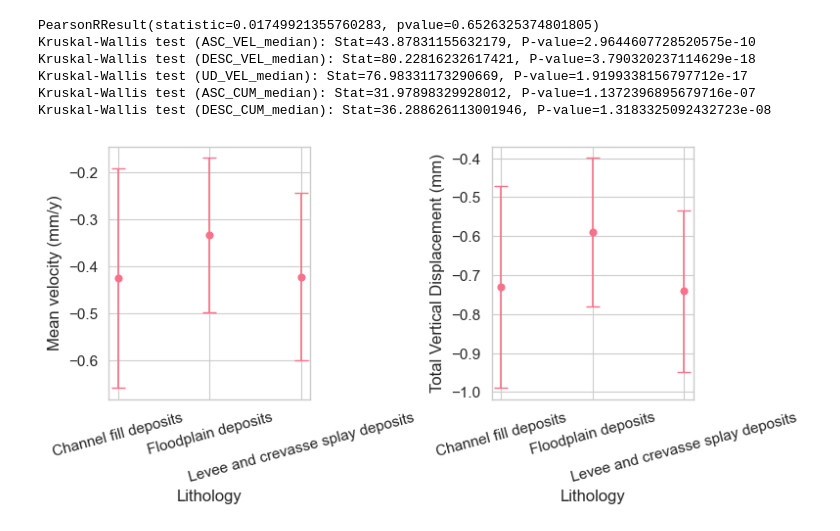
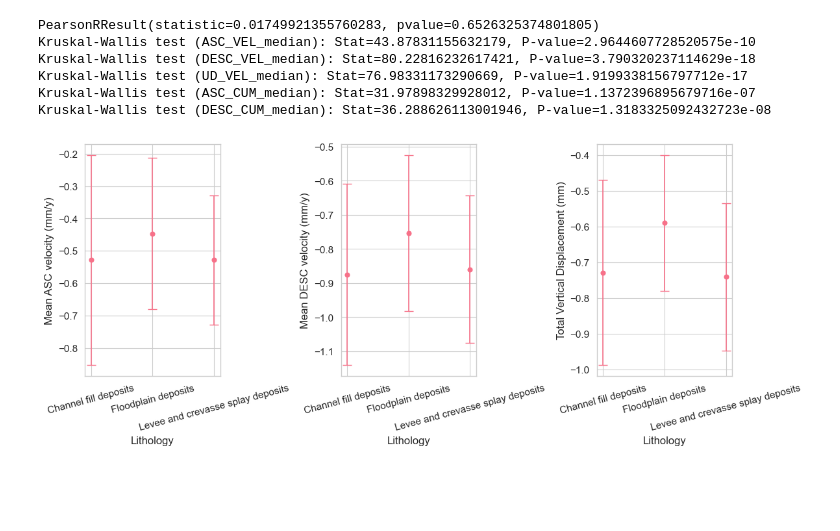
Before and after one commit to gmastrantoni/Geo-Clustering-Building-Displacements, a Jupyter notebook: Ferrara/ML_Clustering_FE.ipynb, the cells around one changed output. Drawn from its saved outputs; the diff is of its cells as text; code cells hidden in the pictures; blank space fills up the shorter version.

```diff
--- a/Ferrara/ML_Clustering_FE.ipynb
+++ b/Ferrara/ML_Clustering_FE.ipynb
@@ -128,21 +128,25 @@ Name: Lithology_enc, dtype: int64
 # %% [markdown]
 # Hypotesis Testing
 # %%
-# ASC_VEL, DESC_VEL, ASC_CUM, DESC_CUM, UD_VEL
-# median, min, max, stdv
+# Set ASC, DESC, UD variables
+asc_vel = 'ASC_VEL_median'
+desc_vel = 'DESC_VEL_median'
+ud_vel = 'UD_VEL_median'
+asc_cum = 'ASC_CUM_median'
+desc_cum = 'DESC_CUM_median'
 
 # Calculate the mean, minimum, and maximum values for each group
-asc_velocity_stats = data_clean.groupby('Lithology')['ASC_VEL_median'].agg(['median', 'min', 'max', 'std']).reset_index()
-desc_velocity_stats = data_clean.groupby('Lithology')['DESC_VEL_median'].agg(['median', 'min', 'max', 'std']).reset_index()
-ud_disp_stats = data_clean.groupby('Lithology')['UD_VEL_median'].agg(['median', 'min', 'max', 'std']).reset_index()
+asc_velocity_stats = data_clean.groupby('Lithology')[asc_vel].agg(['median', 'min', 'max', 'std']).reset_index()
+desc_velocity_stats = data_clean.groupby('Lithology')[desc_vel].agg(['median', 'min', 'max', 'std']).reset_index()
+ud_disp_stats = data_clean.groupby('Lithology')[ud_vel].agg(['median', 'min', 'max', 'std']).reset_index()
 
-# Calculate the correlation between displacement velocity and other geological attributes
-correlation = pearsonr(data_clean['Lithology_enc'], data_clean['UD_VEL_median'])
+# Calculate the correlation between displacement and other geological attributes
+correlation = pearsonr(data_clean['Lithology_enc'], data_clean[ud_vel])
 print(correlation)
 
-ordinal = ['ASC_VEL_median', 'DESC_VEL_median', 'UD_VEL_median',
-           'ASC_CUM_median', 'DESC_CUM_median']
+ordinal = [asc_vel, desc_vel, ud_vel, asc_cum, desc_cum]
 nominal = 'Lithology'
+
 # ANOVA/Kruskal-Wallis test for deformation rates across different geological types
 for v in ordinal:
     groups = [data_clean[v][data_clean[nominal] == gt] for gt in data_clean[nominal].unique()]
@@ -157,24 +161,29 @@ Kruskal-Wallis test (ASC_CUM_median): Stat=31.97898329928012, P-value=1.13723968
 Kruskal-Wallis test (DESC_CUM_median): Stat=36.288626113001946, P-value=1.3183325092432723e-08
 # %%
 # Plot the scatter points with error bars
-fig, (ax1, ax2) = plt.subplots(1, 2, figsize=(8, 4))
+fig, (ax1, ax2, ax3) = plt.subplots(1, 3, figsize=(12, 5))
 
 ax1.errorbar(asc_velocity_stats['Lithology'], asc_velocity_stats['median'], yerr=asc_velocity_stats['std'], fmt='o', capsize=5)
-ax2.errorbar(ud_disp_stats['Lithology'], ud_disp_stats['median'], yerr=ud_disp_stats['std'], fmt='o', capsize=5)
+ax2.errorbar(desc_velocity_stats['Lithology'], desc_velocity_stats['median'], yerr=desc_velocity_stats['std'], fmt='o', capsize=5)
+ax3.errorbar(ud_disp_stats['Lithology'], ud_disp_stats['median'], yerr=ud_disp_stats['std'], fmt='o', capsize=5)
 
 ax1.set_xlabel('Lithology')
-ax1.set_ylabel('Mean velocity (mm/y)')
+ax1.set_ylabel('Mean ASC velocity (mm/y)')
 ax2.set_xlabel('Lithology')
-ax2.set_ylabel('Total Vertical Displacement (mm)')
+ax2.set_ylabel('Mean DESC velocity (mm/y)')
+ax3.set_xlabel('Lithology')
+ax3.set_ylabel('Total Vertical Displacement (mm)')
 
 for tick in ax1.get_xticklabels():
     tick.set_rotation(15)
 for tick in ax2.get_xticklabels():
+    tick.set_rotation(15)
+for tick in ax3.get_xticklabels():
     tick.set_rotation(15)
 # Adjust the spacing between subplots
 plt.subplots_adjust(wspace=0.5)
 plt.tight_layout()
 
 plt.show()
 # %% [output]
-[figure, old version]
+[figure, new version]
```
Also changed, not shown: parts of 6 cells of this notebook.
